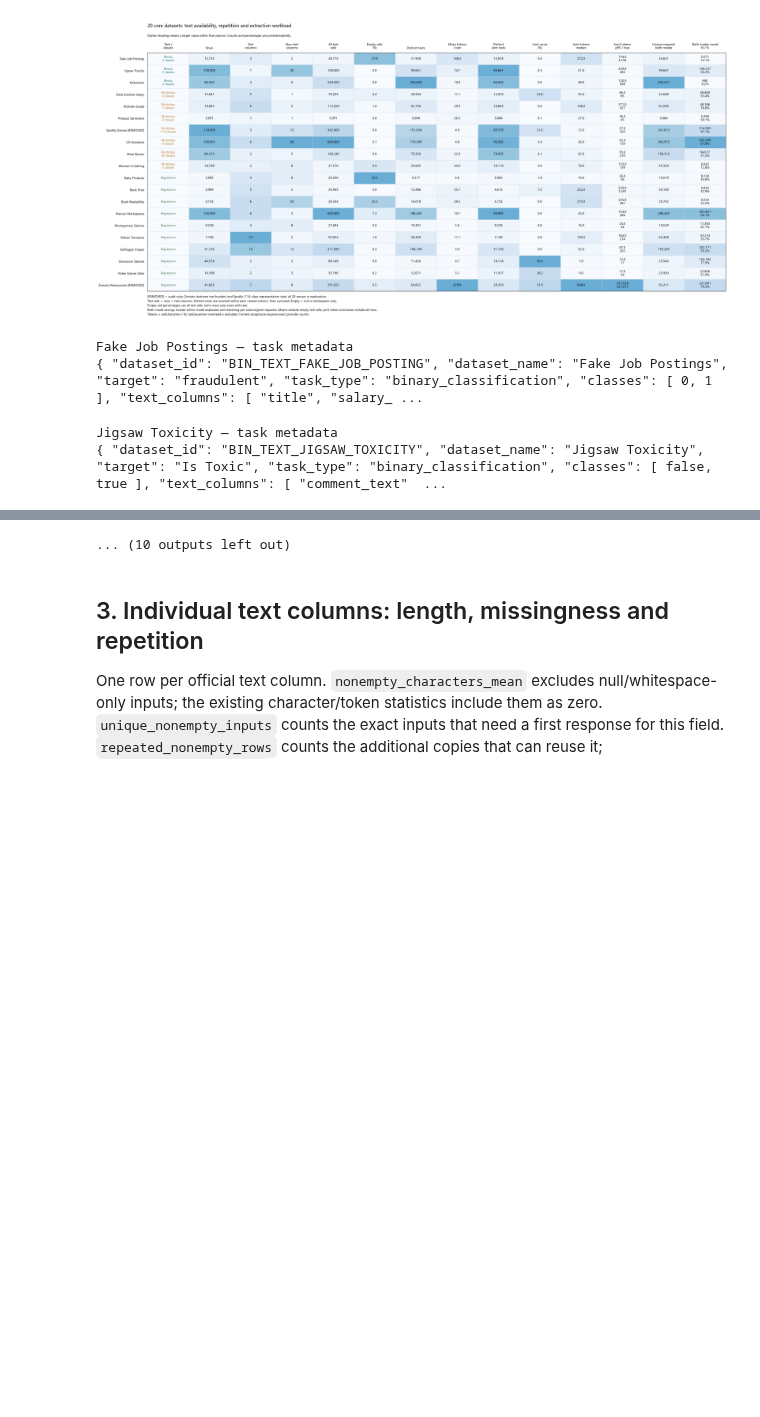
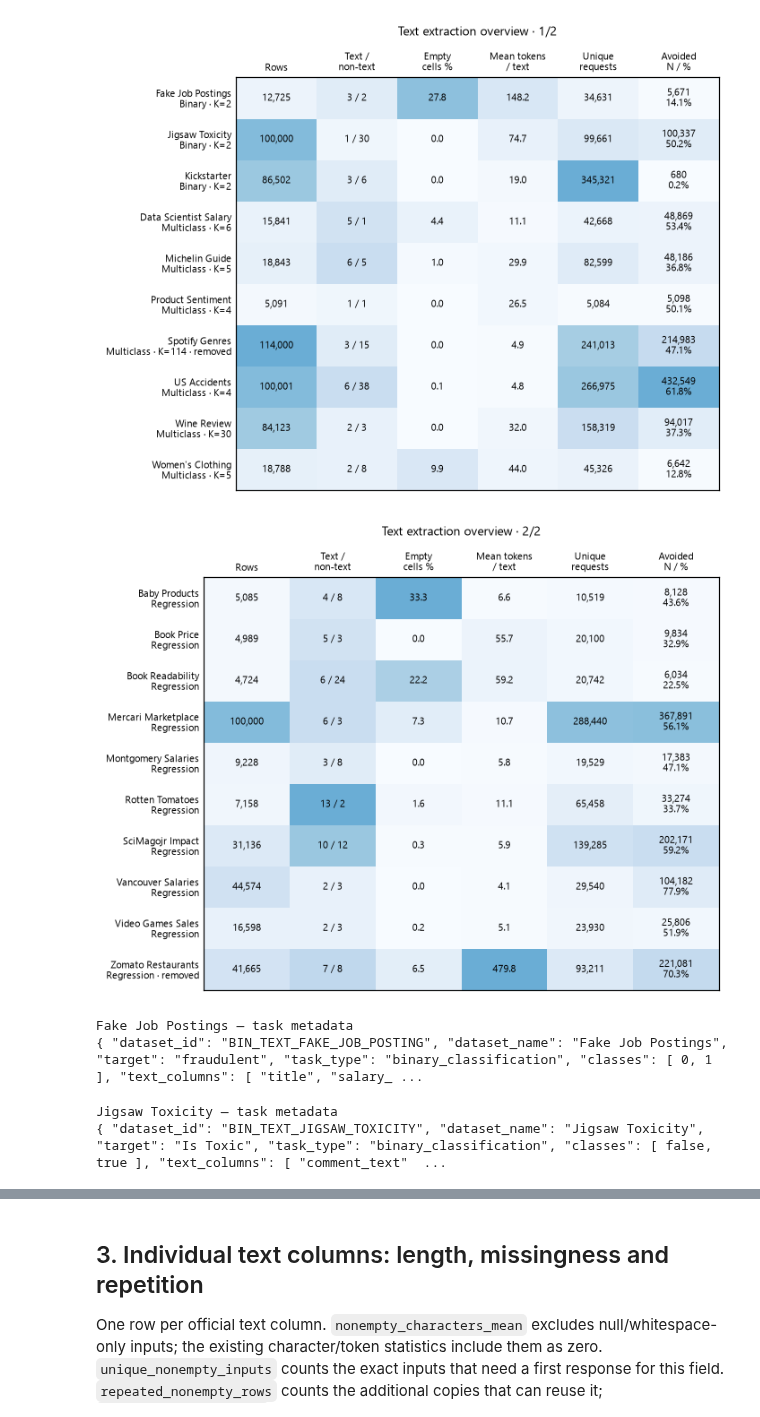
Before and after one commit to andreasgoethals/JEVPFN, a Jupyter notebook: notebooks/0. exploration/01_data_exploration.ipynb, the cells around one changed output, grey strips where cells are left out. Cells and saved outputs as stored; diff of their text form; code cells hidden in the pictures; blank space fills up the shorter version.

```diff
--- a/notebooks/0. exploration/01_data_exploration.ipynb
+++ b/notebooks/0. exploration/01_data_exploration.ipynb
@@ -69,33 +69,34 @@ The overview is ordered by **task and dataset size → text availability → dis
 # %%
 report_section('2. Dataset overview')
 overview = dataset_overview(audit)
 display_local(overview.rename(columns=OVERVIEW_LABELS).round(2))
 overview.to_csv(audit.folder / "overview.csv", index=False)
-fig, name, caption = overview_figure(overview, cfg["token_estimation"]["characters_per_token"])
-save(fig, name, caption=caption)
-display_local(fig)
-plt.close(fig)
+for fig, name, caption in overview_figures(overview, cfg["token_estimation"]["characters_per_token"]):
+    save(fig, name, caption=caption)
+    display_local(fig)
+    plt.close(fig)
 for dataset_id in audit.summary.dataset_id:
     display_json(audit.metadata(dataset_id).dataset_name + " — task metadata", audit.details[dataset_id]["task_metadata"])
 # %% [output]
 | Dataset | Experiment status | Task | Classes | Rows | Text columns | Non-text columns | All text cells | ... |
 | Fake Job Postings | Included | binary_classification | 2.0 | 12725 | 3 | 2 | 38175 | ... |
 | Jigsaw Toxicity | Included | binary_classification | 2.0 | 100000 | 1 | 30 | 100000 | ... |
 | Kickstarter | Included | binary_classification | 2.0 | 86502 | 3 | 6 | 259506 | ... |
 | Data Scientist Salary | Included | multiclass_classification | 6.0 | 15841 | 5 | 1 | 79205 | ... |
 | Michelin Guide | Included | multiclass_classification | 5.0 | 18843 | 6 | 5 | 113058 | ... |
 | Product Sentiment | Included | multiclass_classification | 4.0 | 5091 | 1 | 1 | 5091 | ... |
 | Spotify Genres | REMOVED | multiclass_classification | 114.0 | 114000 | 3 | 15 | 342000 | ... |
 | US Accidents | Included | multiclass_classification | 4.0 | 100001 | 6 | 38 | 600006 | ... |
 | Wine Review | Included | multiclass_classification | 30.0 | 84123 | 2 | 3 | 168246 | ... |
 | Women's Clothing | Included | multiclass_classification | 5.0 | 18788 | 2 | 8 | 37576 | ... |
 | ... | ... | ... | ... | ... | ... | ... | ... | ... |
 | Rotten Tomatoes | Included | regression | NaN | 7158 | 13 | 2 | 93054 | ... |
 | SciMagojr Impact | Included | regression | NaN | 31136 | 10 | 12 | 311360 | ... |
 | Vancouver Salaries | Included | regression | NaN | 44574 | 2 | 3 | 89148 | ... |
 | Video Games Sales | Included | regression | NaN | 16598 | 2 | 3 | 33196 | ... |
 | Zomato Restaurants | REMOVED | regression | NaN | 41665 | 7 | 8 | 291655 | ... |
-[figure, old version]
+[figure, new version]
+[figure, added]
 Fake Job Postings — task metadata
 { "dataset_id": "BIN_TEXT_FAKE_JOB_POSTING", "dataset_name": "Fake Job Postings", "target": "fraudulent", "task_type": "binary_classification", "classes": [ 0, 1 ], "text_columns": [ "title", "salary_ ...
 Jigsaw Toxicity — task metadata
@@ -119,4 +119,3 @@ Women's Clothing — task metadata
-... (10 outputs left out)
 # %% [markdown]
 ## 3. Individual text columns: length, missingness and repetition
 
```
Also changed, not shown: parts of 11 cells of this notebook, 53 other files.
